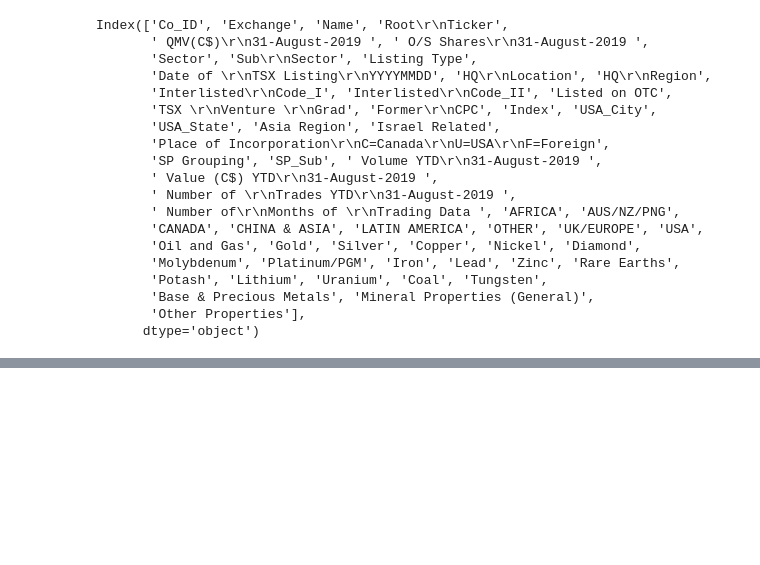
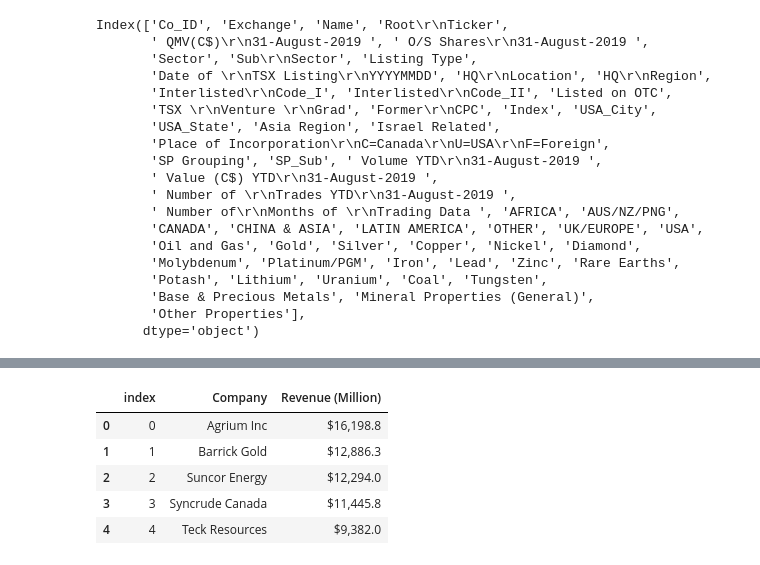
Before and after one commit to andyqu94/ETL-project, a Jupyter notebook: Untitled.ipynb, the cells around one changed output, grey strips where cells are left out. Cells and saved outputs as stored; diff of their text form; code cells hidden in the pictures; blank space fills up the shorter version.

```diff
--- a/Untitled.ipynb
+++ b/Untitled.ipynb
@@ -61,3 +84,9 @@ mining_2019_df3.head()
 | 2 | Alamos Gold Inc. | 3,657,653,840 | 389,941,774 | ON | 158,642,886 | ... |
 | 3 | Alderon Iron Ore Corp. | 32,748,069 | 139,353,486 | BC | 11,466,467 | ... |
 | 4 | Alexco Resource Corp. | 377,892,461 | 116,994,570 | BC | 24,154,610 | ... |
+# %%
+# Creating Data Frame
+mining40_df2=mining40_df[['Company', 'Revenue (Million)']]
+mining40_df3=mining40_df2.drop_duplicates()
+mining40_df3=mining40_df3.fillna(0)
+mining40_df3.head()
@@ -64,3 +100,14 @@ mining_2019_df3.head()
+# %%
+#reseting index
+mining40_df3.reset_index(inplace=True)
+mining40_df3.head()
+# %% [output]
+|  | index | Company | Revenue (Million) |
+| 0 | 0 | Agrium Inc | $16,198.8 |
+| 1 | 1 | Barrick Gold | $12,886.3 |
+| 2 | 2 | Suncor Energy | $12,294.0 |
+| 3 | 3 | Syncrude Canada | $11,445.8 |
+| 4 | 4 | Teck Resources | $9,382.0 |
 # %%
 #reseting index
 mining_2019_df3.reset_index(inplace=True)
```
Also changed, not shown: parts of 4 cells of this notebook.
